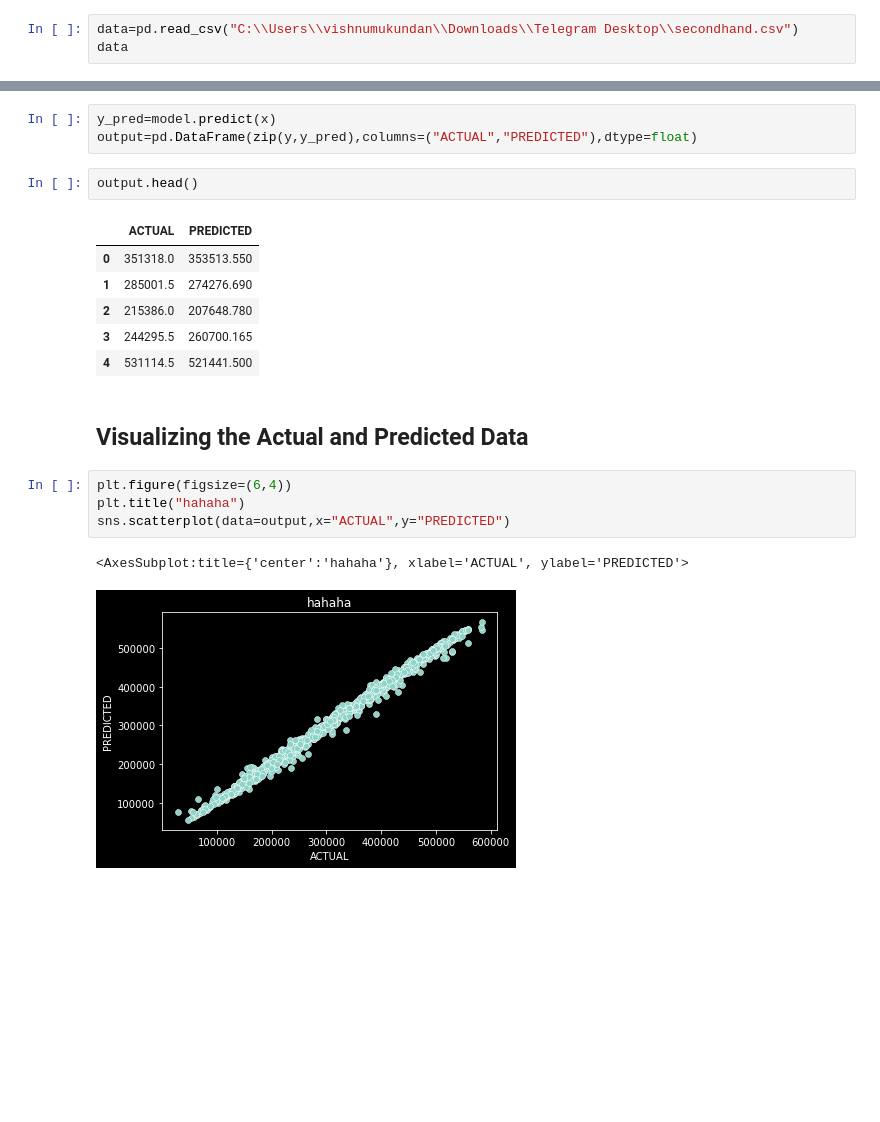
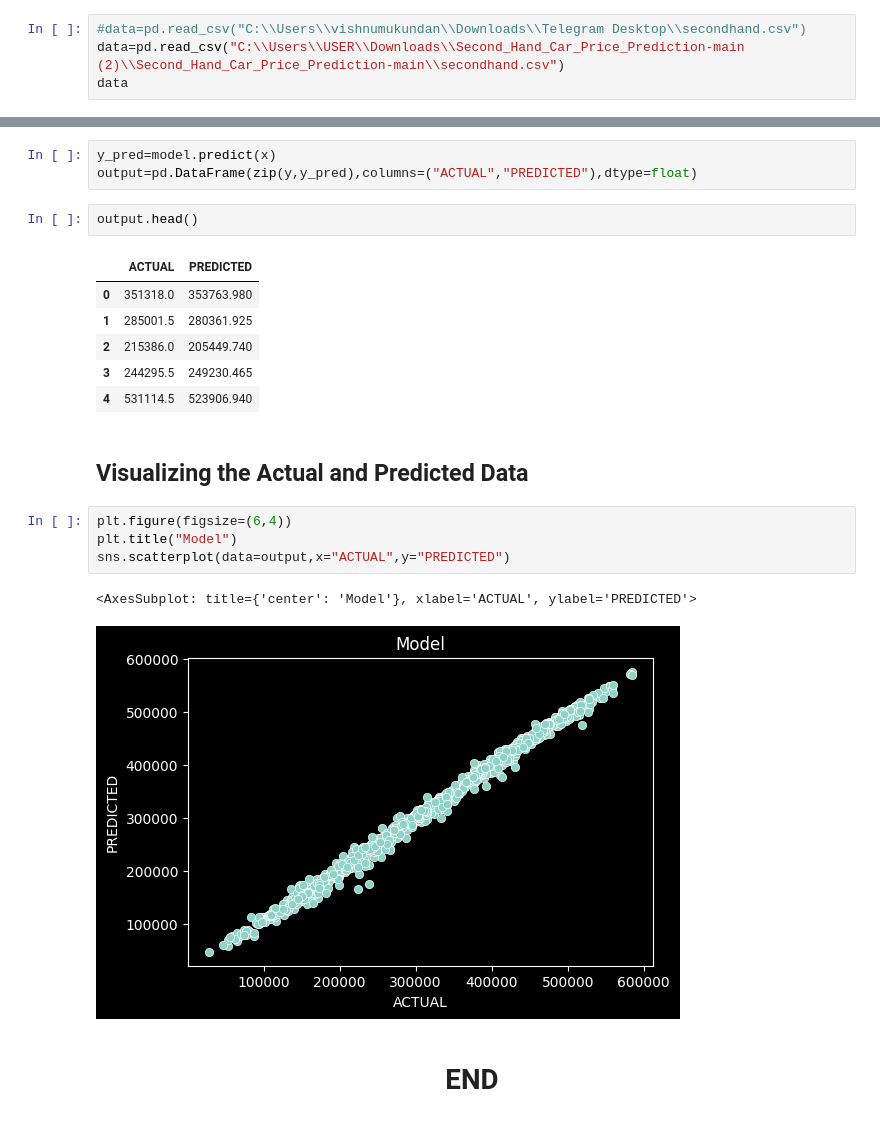
Before and after one commit to vishnu-mukundan/Second_Hand_Car_Price_Prediction, a Jupyter notebook: secondhand.ipynb, the cells around one changed output, grey strips where cells are left out. Cells and saved outputs as stored; diff of their text form; blank space fills up the shorter version.

```diff
--- a/secondhand.ipynb
+++ b/secondhand.ipynb
@@ -43,5 +47,6 @@ plt.style.use('dark_background')
 # %%
-data=pd.read_csv("C:\\Users\\vishnumukundan\\Downloads\\Telegram Desktop\\secondhand.csv")
+#data=pd.read_csv("C:\\Users\\vishnumukundan\\Downloads\\Telegram Desktop\\secondhand.csv")
+data=pd.read_csv("C:\\Users\\USER\\Downloads\\Second_Hand_Car_Price_Prediction-main (2)\\Second_Hand_Car_Price_Prediction-main\\secondhand.csv")
 data
 # %% [output]
 |  | v.id | on road old | on road now | years | km | rating | condition | economy | top speed | hp | ... |
@@ -285,17 +310,19 @@ output=pd.DataFrame(zip(y,y_pred),columns=("ACTUAL","PREDICTED"),dtype=float)
 output.head()
 # %% [output]
 |  | ACTUAL | PREDICTED |
-| 0 | 351318.0 | 353513.550 |
-| 1 | 285001.5 | 274276.690 |
-| 2 | 215386.0 | 207648.780 |
-| 3 | 244295.5 | 260700.165 |
-| 4 | 531114.5 | 521441.500 |
+| 0 | 351318.0 | 353763.980 |
+| 1 | 285001.5 | 280361.925 |
+| 2 | 215386.0 | 205449.740 |
+| 3 | 244295.5 | 249230.465 |
+| 4 | 531114.5 | 523906.940 |
 # %% [markdown]
 ## Visualizing the Actual and Predicted Data
 # %%
 plt.figure(figsize=(6,4))
-plt.title("hahaha")
+plt.title("Model")
 sns.scatterplot(data=output,x="ACTUAL",y="PREDICTED")
 # %% [output]
-<AxesSubplot:title={'center':'hahaha'}, xlabel='ACTUAL', ylabel='PREDICTED'>
+<AxesSubplot: title={'center': 'Model'}, xlabel='ACTUAL', ylabel='PREDICTED'>
-[figure, old version]
+[figure, new version]
+# %% [markdown]
+# <center>END
```
Also changed, not shown: parts of 18 cells of this notebook.
